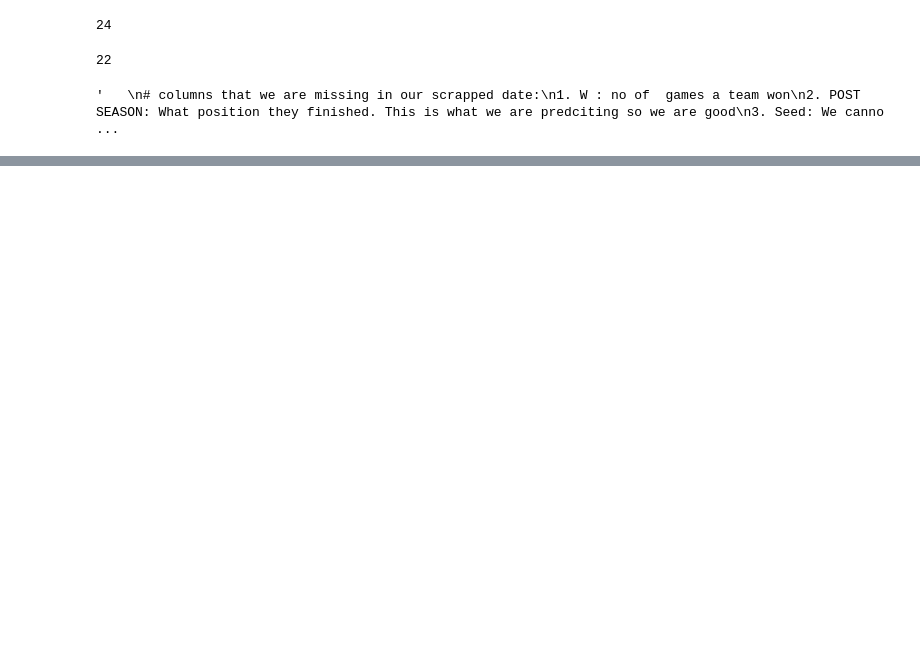
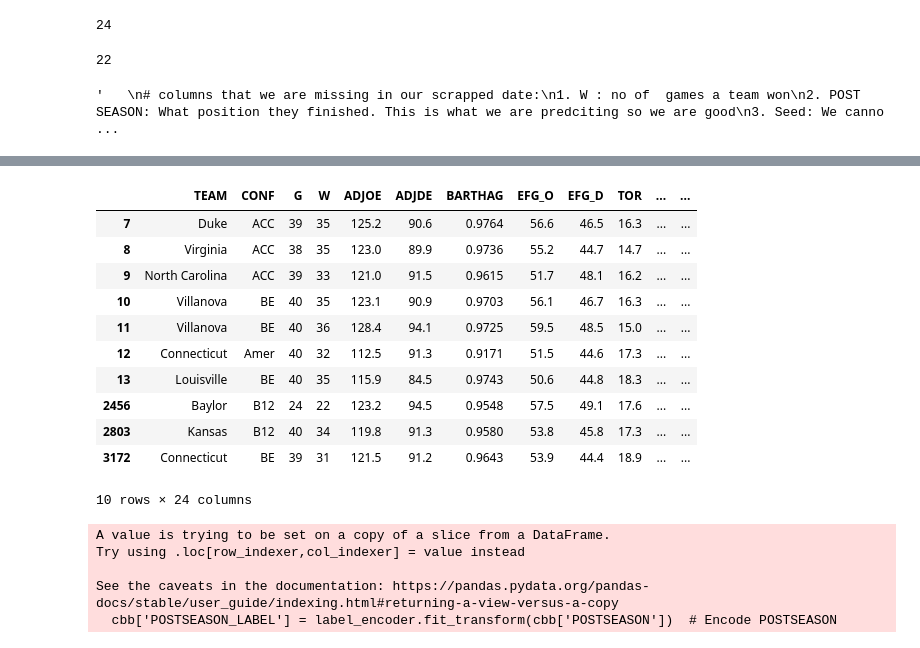
Before and after one commit to danishmaknojia/Final_Project_DE, a Jupyter notebook: data_clense.ipynb, the cells around one changed output, grey strips where cells are left out. Drawn from its saved outputs; the diff is of its cells as text; code cells hidden in the pictures; blank space fills up the shorter version.

Commit message:
try at algorithm: still wrong - data_cleanse

```diff
--- a/data_clense.ipynb
+++ b/data_clense.ipynb
@@ -306,0 +234,38 @@ teams_make_march_madness[teams_make_march_madness['TEAM'] == 'Purdue']
+# %%
+cbb[cbb['POSTSEASON'] == 'Champions']
+# %% [output]
+|  | TEAM | CONF | G | W | ADJOE | ADJDE | BARTHAG | EFG_O | EFG_D | TOR | ... | ... |
+| 7 | Duke | ACC | 39 | 35 | 125.2 | 90.6 | 0.9764 | 56.6 | 46.5 | 16.3 | ... | ... |
+| 8 | Virginia | ACC | 38 | 35 | 123.0 | 89.9 | 0.9736 | 55.2 | 44.7 | 14.7 | ... | ... |
+| 9 | North Carolina | ACC | 39 | 33 | 121.0 | 91.5 | 0.9615 | 51.7 | 48.1 | 16.2 | ... | ... |
+| 10 | Villanova | BE | 40 | 35 | 123.1 | 90.9 | 0.9703 | 56.1 | 46.7 | 16.3 | ... | ... |
+| 11 | Villanova | BE | 40 | 36 | 128.4 | 94.1 | 0.9725 | 59.5 | 48.5 | 15.0 | ... | ... |
+| 12 | Connecticut | Amer | 40 | 32 | 112.5 | 91.3 | 0.9171 | 51.5 | 44.6 | 17.3 | ... | ... |
+| 13 | Louisville | BE | 40 | 35 | 115.9 | 84.5 | 0.9743 | 50.6 | 44.8 | 18.3 | ... | ... |
+| 2456 | Baylor | B12 | 24 | 22 | 123.2 | 94.5 | 0.9548 | 57.5 | 49.1 | 17.6 | ... | ... |
+| 2803 | Kansas | B12 | 40 | 34 | 119.8 | 91.3 | 0.9580 | 53.8 | 45.8 | 17.3 | ... | ... |
+| 3172 | Connecticut | BE | 39 | 31 | 121.5 | 91.2 | 0.9643 | 53.9 | 44.4 | 18.9 | ... | ... |
+10 rows × 24 columns
+# %%
+from sklearn.ensemble import RandomForestClassifier
+from sklearn.preprocessing import LabelEncoder
+from sklearn.metrics import classification_report
+import numpy as np
+
+# Preprocess the POSTSEASON column in cbb
+cbb = cbb[cbb['POSTSEASON'].notnull()]  # Filter rows with POSTSEASON values
+label_encoder = LabelEncoder()
+cbb['POSTSEASON_LABEL'] = label_encoder.fit_transform(cbb['POSTSEASON'])  # Encode POSTSEASON
+
+# Select features for modeling
+postseason_features = [
+    'predicted_seed', 'ADJOE', 'ADJDE', 'BARTHAG', 'EFG_O', 'EFG_D', 'TOR',
+    'TORD', 'ORB', 'DRB', 'FTR', 'FTRD', '2P_O', '2P_D', '3P_O', '3P_D',
+    'ADJ_T', 'WAB'
+]
+# %% [output]
+A value is trying to be set on a copy of a slice from a DataFrame.
+Try using .loc[row_indexer,col_indexer] = value instead
+
+See the caveats in the documentation: https://pandas.pydata.org/pandas-docs/stable/user_guide/indexing.html#returning-a-view-versus-a-copy
+  cbb['POSTSEASON_LABEL'] = label_encoder.fit_transform(cbb['POSTSEASON'])  # Encode POSTSEASON
```
Also changed, not shown: parts of 26 cells of this notebook, 2 other files.
